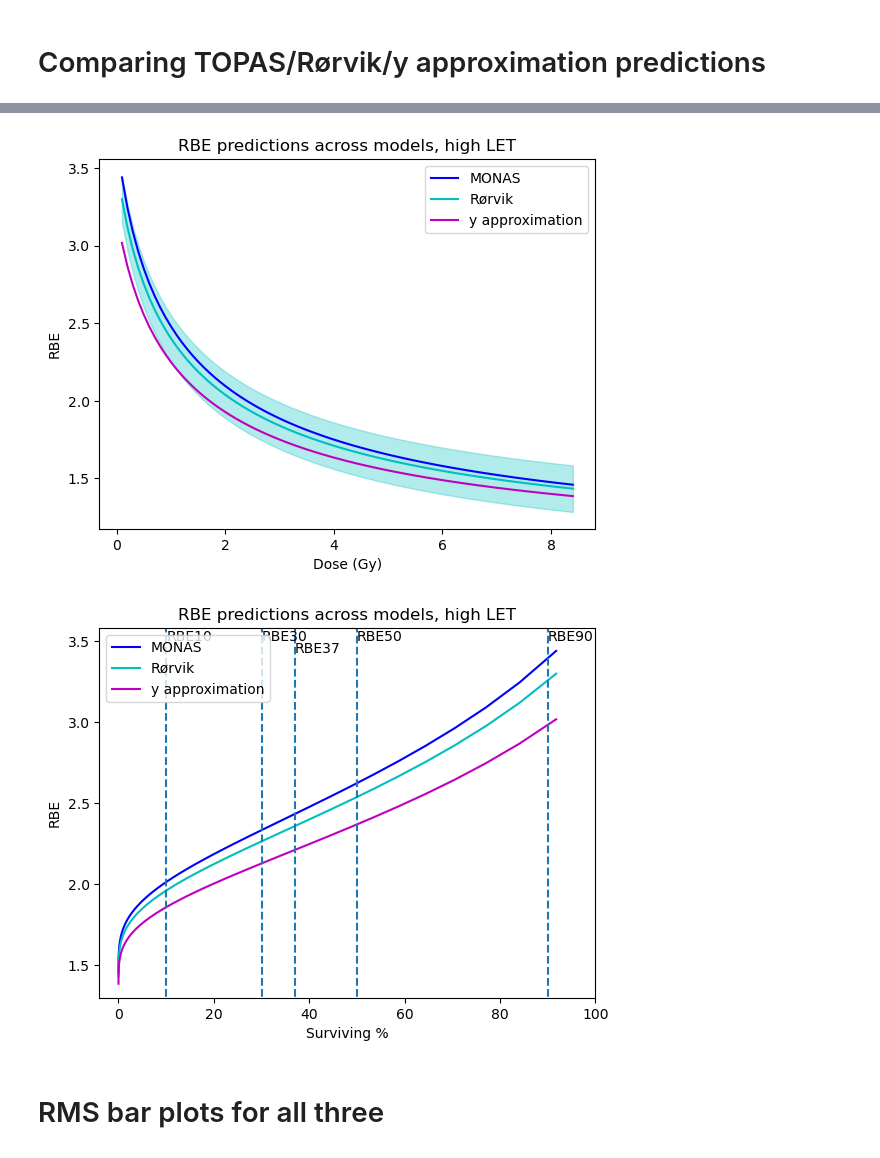
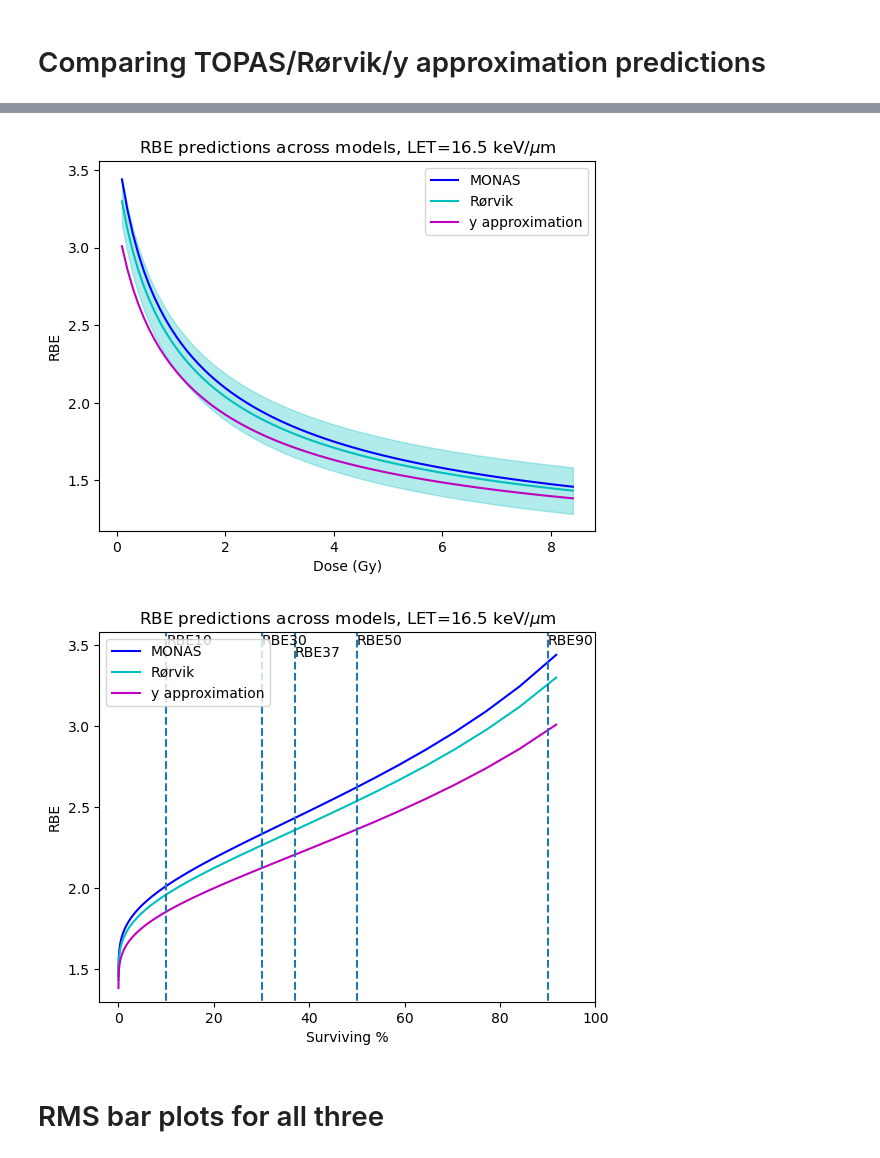
Before and after one commit to BrittHaanen15/Thesis_project, a Jupyter notebook: Python codes/MONAS data analysis.ipynb, the cells around one changed output, grey strips where cells are left out. Saved outputs shown, nothing was run; the diff lists cells and outputs as text; code cells hidden in the pictures.

```diff
--- a/Python codes/MONAS data analysis.ipynb
+++ b/Python codes/MONAS data analysis.ipynb
@@ -590,29 +590,29 @@ plt.savefig(r"C:\Users\bhaan\Downloads\RBE vs SF mid 300 dpi.png", dpi=300)
 # %%
 plt.plot(high['Dose'], high['RBE'], label = 'MONAS', color = 'b')
 
 d = np.arange(0, 8.5, 0.1)
 x = (d, d*16.5, np.square(d))
 RBE_rorvik = np.zeros(len(d))
 for i in range(len(d)):
     RBE_rorvik[i] = Calculate_RBE(d[i], 16.5, [0.241, 0.037, 0.057])
 
 plt.plot(d, RBE_rorvik, label = 'Rørvik', color = 'c')
 plt.plot(highphen['Dose'], highphen['RBE'], label = 'y approximation', color = 'm')
 plt.fill_between(d, RBE_rorvik-0.15, RBE_rorvik+0.15, alpha=0.3, color='c')
-plt.title('RBE predictions across models, high LET')
+plt.title('RBE predictions across models, LET=16.5 keV/$\mu$m')
 plt.xlabel('Dose (Gy)')
 plt.ylabel('RBE')
 plt.legend()
 plt.savefig(r"C:\Users\bhaan\Downloads\RBE vs dose high 300 dpi.png", dpi=300)
 # %% [output]
-[figure, old version]
+[figure, new version]
 # %%
 S_percentages = 100*R_Func(x, 0.242, 0.037, 0.057)
 
 plt.plot(S_percentages, high['RBE'], label = 'MONAS', color = 'b')
 plt.plot(S_percentages, RBE_rorvik, label = 'Rørvik', color = 'c')
 plt.plot(S_percentages, highphen['RBE'], label = 'y approximation', color = 'm')
-plt.title('RBE predictions across models, high LET')
+plt.title('RBE predictions across models, LET=16.5 keV/$\mu$m')
 plt.xlabel('Surviving %')
 plt.ylabel('RBE')
 plt.legend()
@@ -630,7 +630,7 @@ plt.vlines(90, 0, 5, linestyles='--')
 plt.text(90, 3.50, 'RBE90')
 plt.savefig(r"C:\Users\bhaan\Downloads\RBE vs SF high 300 dpi.png", dpi=300)
 # %% [output]
-[figure, old version]
+[figure, new version]
 # %% [markdown]
 # RMS bar plots for all three
 # %%
```
Also changed, not shown: parts of 6 cells of this notebook.
